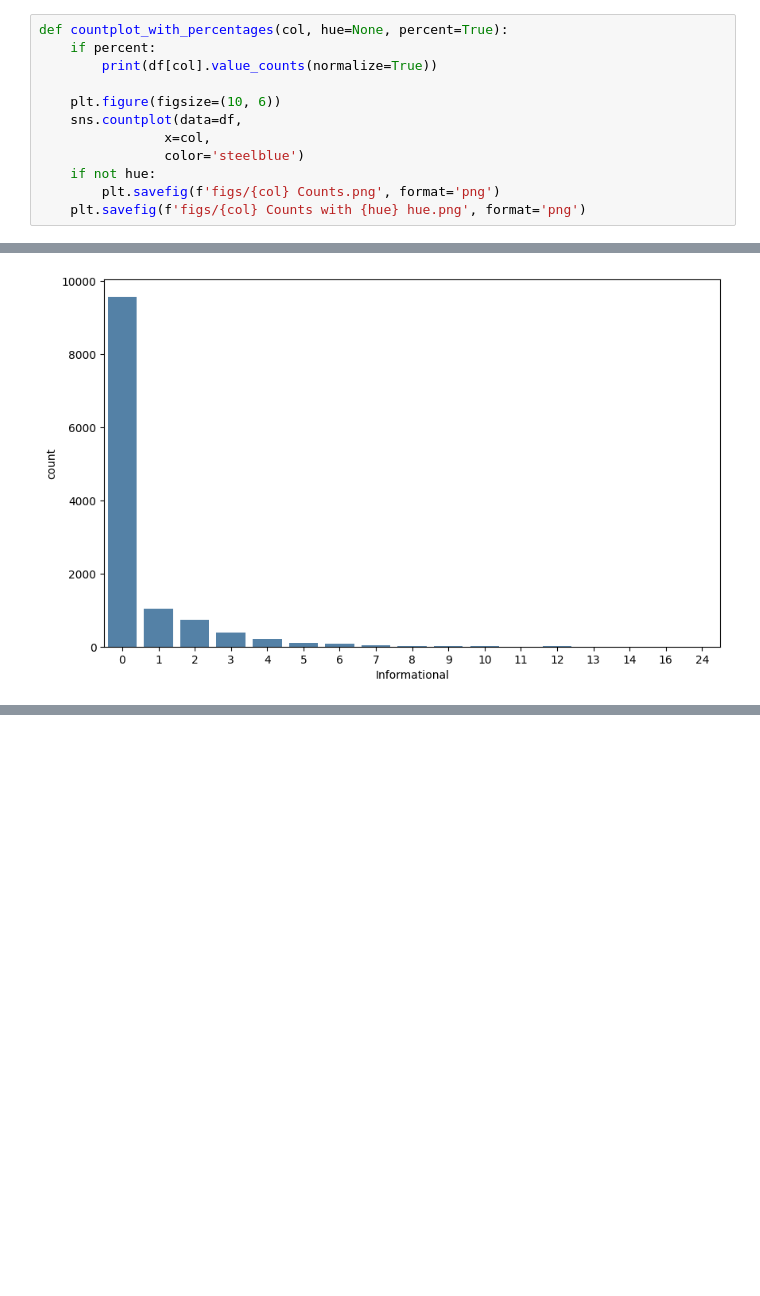
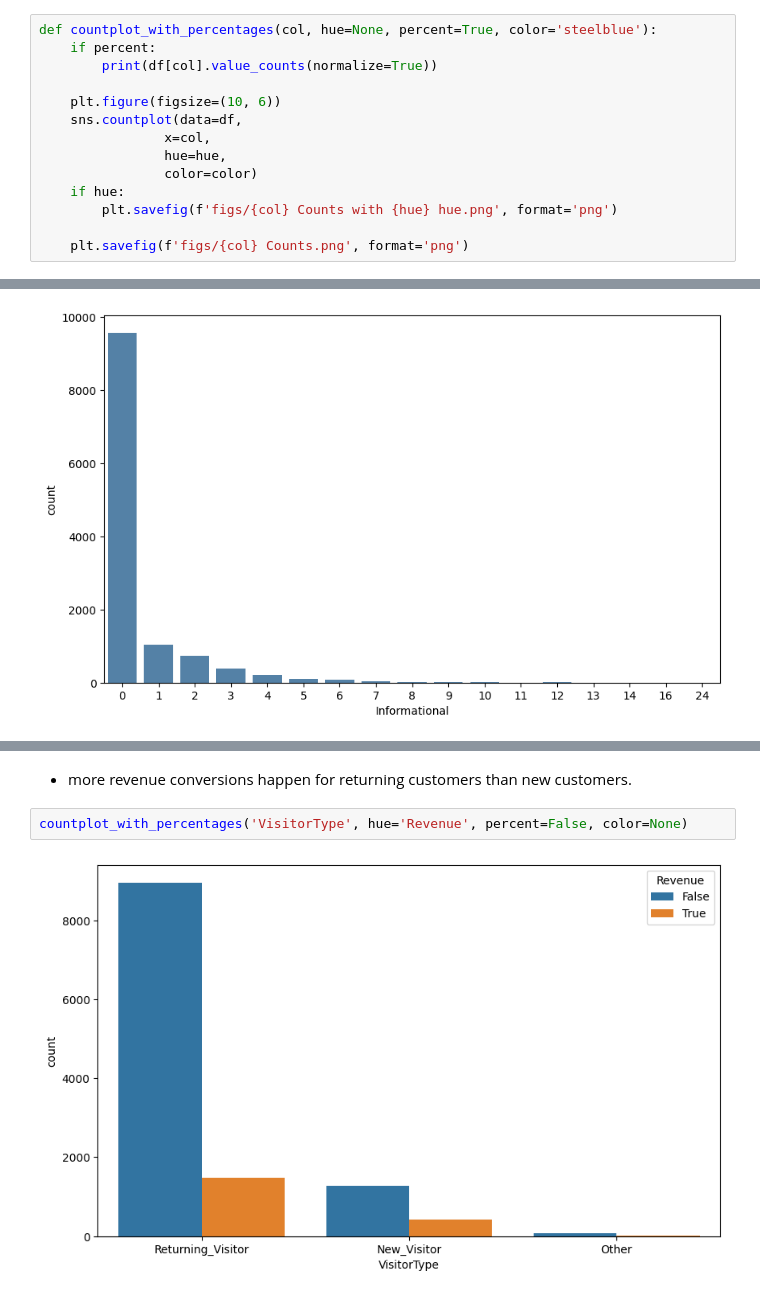
Before and after one commit to alaalmy-ahmed/Online-Shopper-s-Purchasing-Intention, a Jupyter notebook: Visual Analysis.ipynb, the cells around one changed output, grey strips where cells are left out. Saved outputs shown, nothing was run; the diff lists cells and outputs as text; blank space fills up the shorter version.

```diff
--- a/Visual Analysis.ipynb
+++ b/Visual Analysis.ipynb
@@ -163,17 +163,19 @@ plt.show()
 # %% [markdown]
 - 2 operating system is the highes one being used in the sessions.
 # %%
-def countplot_with_percentages(col, hue=None, percent=True):
+def countplot_with_percentages(col, hue=None, percent=True, color='steelblue'):
     if percent:
         print(df[col].value_counts(normalize=True))
 
     plt.figure(figsize=(10, 6))
     sns.countplot(data=df,
                 x=col,
-                color='steelblue')
-    if not hue:
-        plt.savefig(f'figs/{col} Counts.png', format='png')
-    plt.savefig(f'figs/{col} Counts with {hue} hue.png', format='png')
+                hue=hue,
+                color=color)
+    if hue:
+        plt.savefig(f'figs/{col} Counts with {hue} hue.png', format='png')
+
+    plt.savefig(f'figs/{col} Counts.png', format='png')
 # %%
 countplot_with_percentages('OperatingSystems')
 # %% [output]
@@ -320,0 +333,6 @@ countplot_with_percentages('Informational', percent=False)
+# %% [markdown]
+- more revenue conversions happen for returning customers than new customers.
+# %%
+countplot_with_percentages('VisitorType', hue='Revenue', percent=False, color=None)
+# %% [output]
+[figure, added]
```
Also changed, not shown: parts of 17 cells of this notebook, 7 other files.
